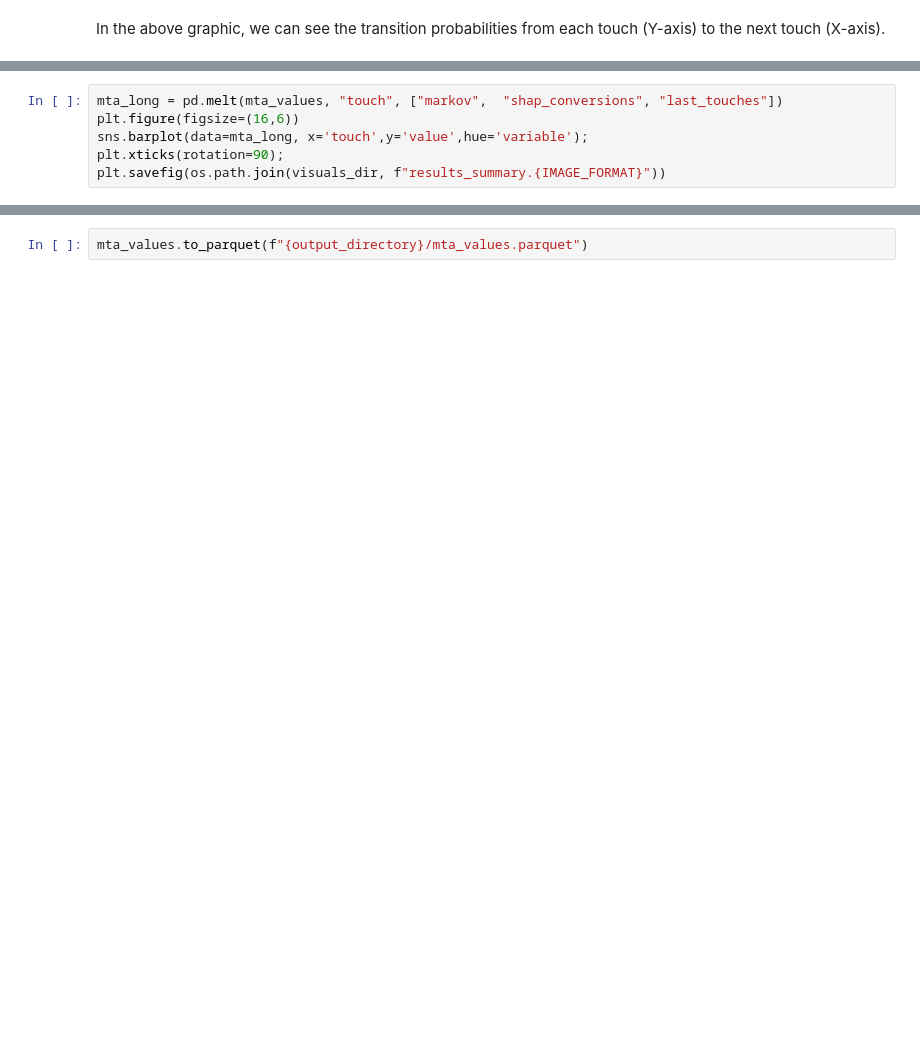
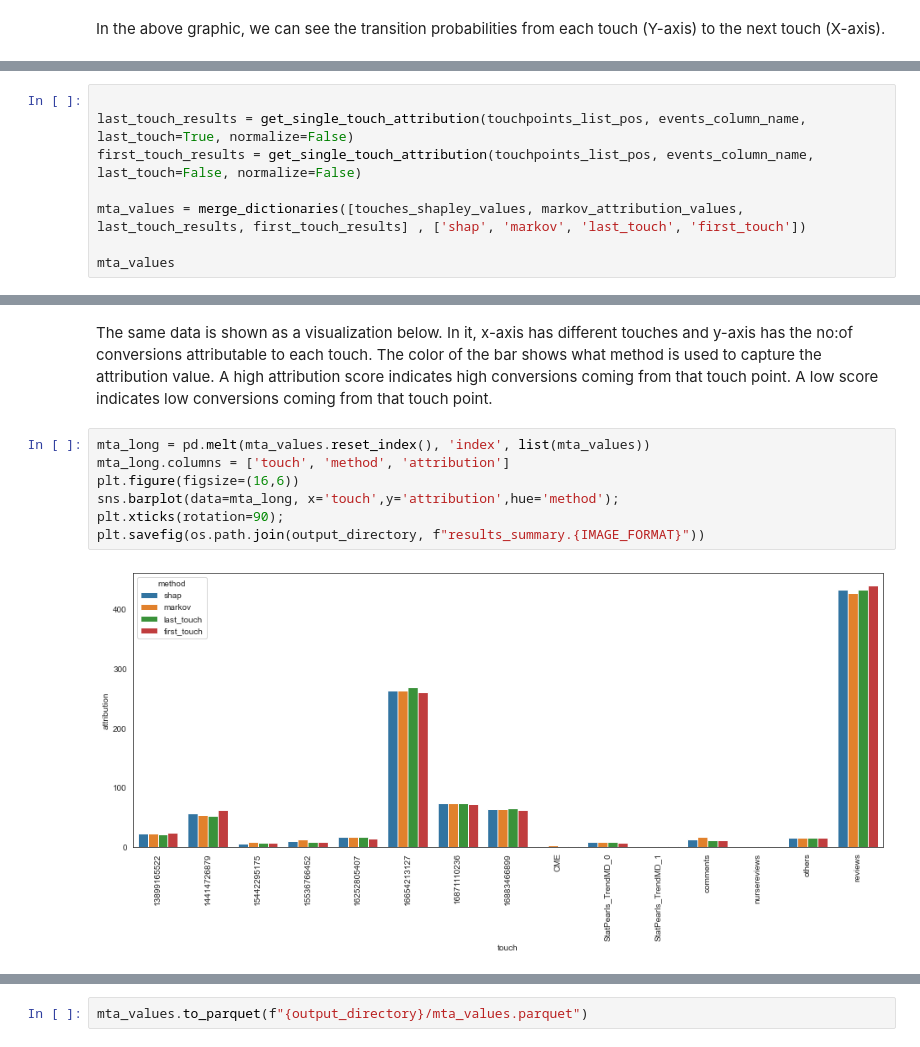
Before and after one commit to rudderlabs/data-apps-attribution-template, a Jupyter notebook: multi_touch_attribution.ipynb, the cells around one changed output, grey strips where cells are left out. Saved outputs shown, nothing was run; the diff lists cells and outputs as text; blank space fills up the shorter version.

```diff
--- a/multi_touch_attribution.ipynb
+++ b/multi_touch_attribution.ipynb
@@ -602,0 +641,8 @@ mta_values
+# %%
+
+last_touch_results = get_single_touch_attribution(touchpoints_list_pos, events_column_name, last_touch=True, normalize=False)
+first_touch_results = get_single_touch_attribution(touchpoints_list_pos, events_column_name, last_touch=False, normalize=False)
+
+mta_values = merge_dictionaries([touches_shapley_values, markov_attribution_values, last_touch_results, first_touch_results] , ['shap', 'markov', 'last_touch', 'first_touch'])
+
+mta_values
@@ -603,6 +684,11 @@ mta_values
+# %% [markdown]
+The same data is shown as a visualization below. In it, x-axis has different touches and y-axis has the no:of conversions attributable to each touch. The color of the bar shows what method is used to capture the attribution value. A high attribution score indicates high conversions coming from that touch point. A low score indicates low conversions coming from that touch point.
 # %%
-mta_long = pd.melt(mta_values, "touch", ["markov",  "shap_conversions", "last_touches"])
+mta_long = pd.melt(mta_values.reset_index(), 'index', list(mta_values))
+mta_long.columns = ['touch', 'method', 'attribution']
 plt.figure(figsize=(16,6))
-sns.barplot(data=mta_long, x='touch',y='value',hue='variable');
+sns.barplot(data=mta_long, x='touch',y='attribution',hue='method');
 plt.xticks(rotation=90);
-plt.savefig(os.path.join(visuals_dir, f"results_summary.{IMAGE_FORMAT}"))
+plt.savefig(os.path.join(output_directory, f"results_summary.{IMAGE_FORMAT}"))
+# %% [output]
+[figure, added]
```
Also changed, not shown: parts of 93 cells of this notebook, 10 other files.
